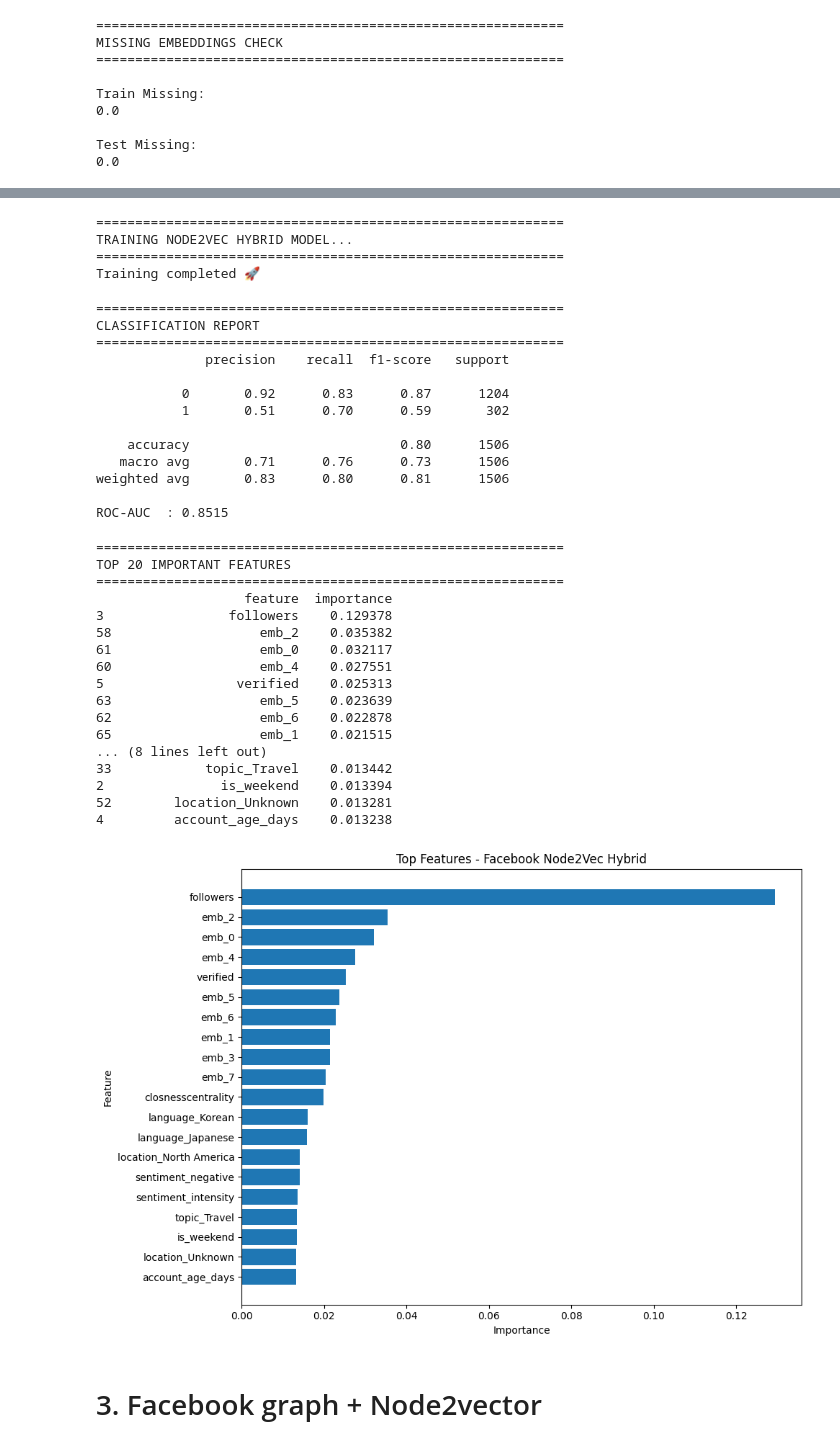
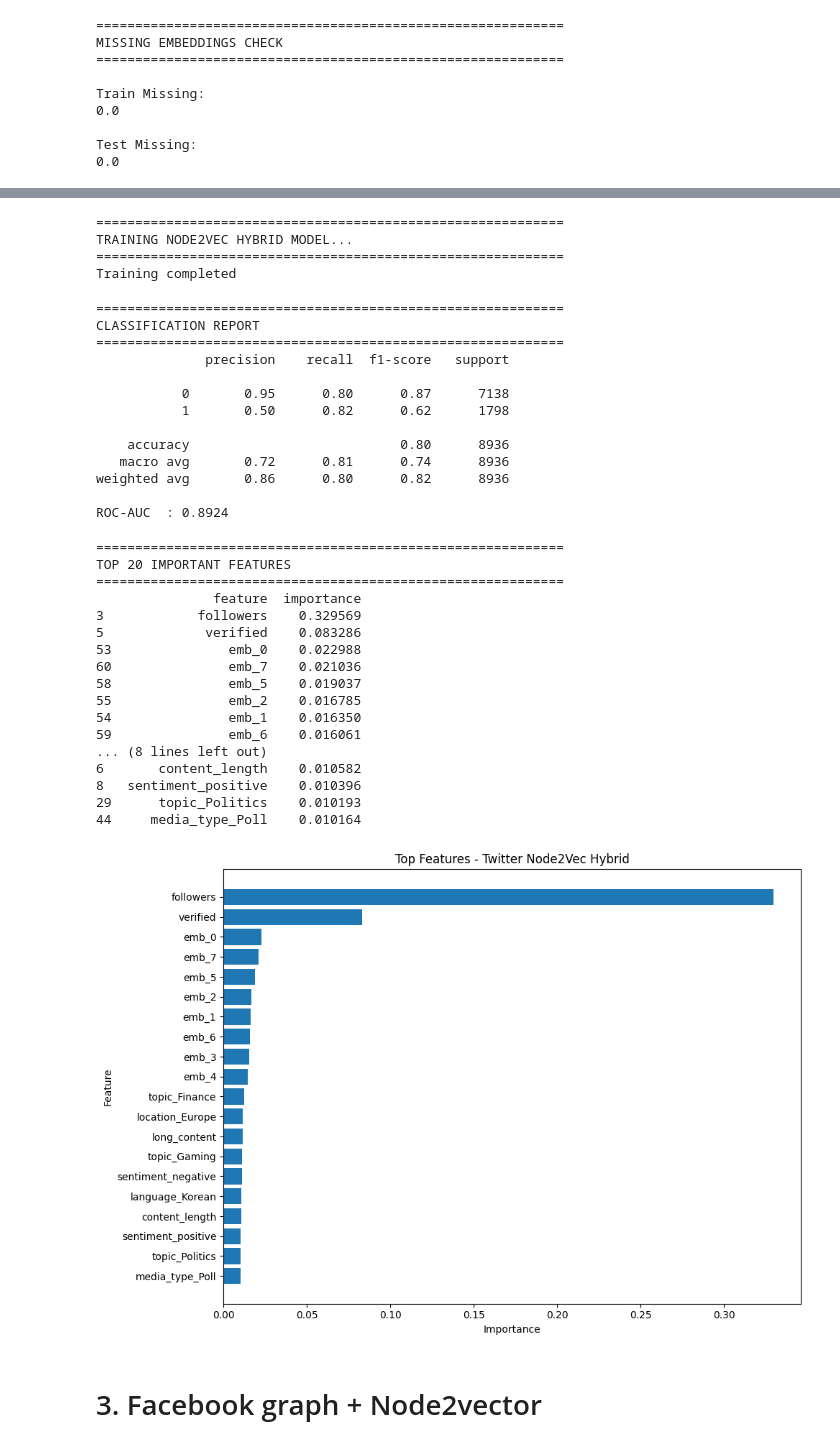
Before and after one commit to ThienY173/FDSE_2026_A_comparative_study_across_six_platforms, a Jupyter notebook: Network_graph/Twitter/twitter_graph.ipynb, the cells around one changed output, grey strips where cells are left out. Drawn from its saved outputs; the diff is of its cells as text; code cells hidden in the pictures.

```diff
--- a/Network_graph/Twitter/twitter_graph.ipynb
+++ b/Network_graph/Twitter/twitter_graph.ipynb
@@ -286,11 +276,11 @@ metadata_df = pd.get_dummies(
 # =====================================================
 
 train_df = pd.read_csv(
-    "../../data_preprocess/processed_data/ml_data/facebook_train.csv"
+    "../../data_preprocess/processed_data/ml_data/twitter_train.csv"
 )
 
 test_df = pd.read_csv(
-    "../../data_preprocess/processed_data/ml_data/facebook_test.csv"
+    "../../data_preprocess/processed_data/ml_data/twitter_test.csv"
 )
 
 print("=" * 60)
@@ -818,11 +807,11 @@ import matplotlib.pyplot as plt
 # =====================================================
 
 train_df = pd.read_csv(
-    "../../data_preprocess/processed_data/ml_data/facebook_train.csv"
+    "../../data_preprocess/processed_data/ml_data/twitter_train.csv"
 )
 
 test_df = pd.read_csv(
-    "../../data_preprocess/processed_data/ml_data/facebook_test.csv"
+    "../../data_preprocess/processed_data/ml_data/twitter_test.csv"
 )
 
 print("=" * 60)
@@ -842,7 +831,7 @@ Test Shape : (1506, 56)
 # =====================================================
 
 embedding_df = pd.read_csv(
-    "facebook_node2vec_8dims.csv"
+    "twitter_node2vec_8dims.csv"
 )
 
 print("\n" + "=" * 60)
@@ -1001,7 +990,6 @@ model = XGBClassifier(
 
     scale_pos_weight=ratio,
 
-    # CÁC THAM SỐ CÂY TỐI ƯU
     n_estimators=300,
     learning_rate=0.05,
     max_depth=5,
@@ -1068,7 +1056,7 @@ roc_auc = roc_auc_score(
 ============================================================
 TRAINING NODE2VEC HYBRID MODEL...
 ============================================================
-Training completed 🚀
+Training completed
 # %%
 # =====================================================
 # CLASSIFICATION REPORT
@@ -1091,14 +1079,14 @@ CLASSIFICATION REPORT
 ============================================================
               precision    recall  f1-score   support
 
-           0       0.92      0.83      0.87      1204
-           1       0.51      0.70      0.59       302
+           0       0.95      0.80      0.87      7138
+           1       0.50      0.82      0.62      1798
 
-    accuracy                           0.80      1506
-   macro avg       0.71      0.76      0.73      1506
-weighted avg       0.83      0.80      0.81      1506
+    accuracy                           0.80      8936
+   macro avg       0.72      0.81      0.74      8936
+weighted avg       0.86      0.80      0.82      8936
 
-ROC-AUC  : 0.8515
+ROC-AUC  : 0.8924
 # %%
 # FEATURE IMPORTANCE
 # =====================================================
@@ -1126,46 +1114,46 @@ print(
 ============================================================
 TOP 20 IMPORTANT FEATURES
 ============================================================
-                   feature  importance
-3                followers    0.129378
-58                   emb_2    0.035382
-61                   emb_0    0.032117
-60                   emb_4    0.027551
-5                 verified    0.025313
-63                   emb_5    0.023639
-62                   emb_6    0.022878
-65                   emb_1    0.021515
+               feature  importance
+3            followers    0.329569
+5             verified    0.083286
+53               emb_0    0.022988
+60               emb_7    0.021036
+58               emb_5    0.019037
+55               emb_2    0.016785
+54               emb_1    0.016350
+59               emb_6    0.016061
 ... (8 lines left out)
-33            topic_Travel    0.013442
-2               is_weekend    0.013394
-52        location_Unknown    0.013281
-4         account_age_days    0.013238
+6       content_length    0.010582
+8   sentiment_positive    0.010396
+29      topic_Politics    0.010193
+44     media_type_Poll    0.010164
 # %%
 # =====================================================
 
 top_n = 20
 
 plot_df = importance_df.head(top_n)
 
 plt.figure(figsize=(10, 7))
 
 plt.barh(
     plot_df["feature"][::-1],
     plot_df["importance"][::-1]
 )
 
 plt.xlabel("Importance")
 plt.ylabel("Feature")
 
 plt.title(
-    "Top Features - Facebook Node2Vec Hybrid"
+    "Top Features - Twitter Node2Vec Hybrid"
 )
 
 plt.tight_layout()
 
 plt.show()
 # %% [output]
-[figure, old version]
+[figure, new version]
 # %% [markdown]
 # 3. Facebook graph + Node2vector
 # %%
```
Also changed, not shown: parts of 30 cells of this notebook, 6 other files.
